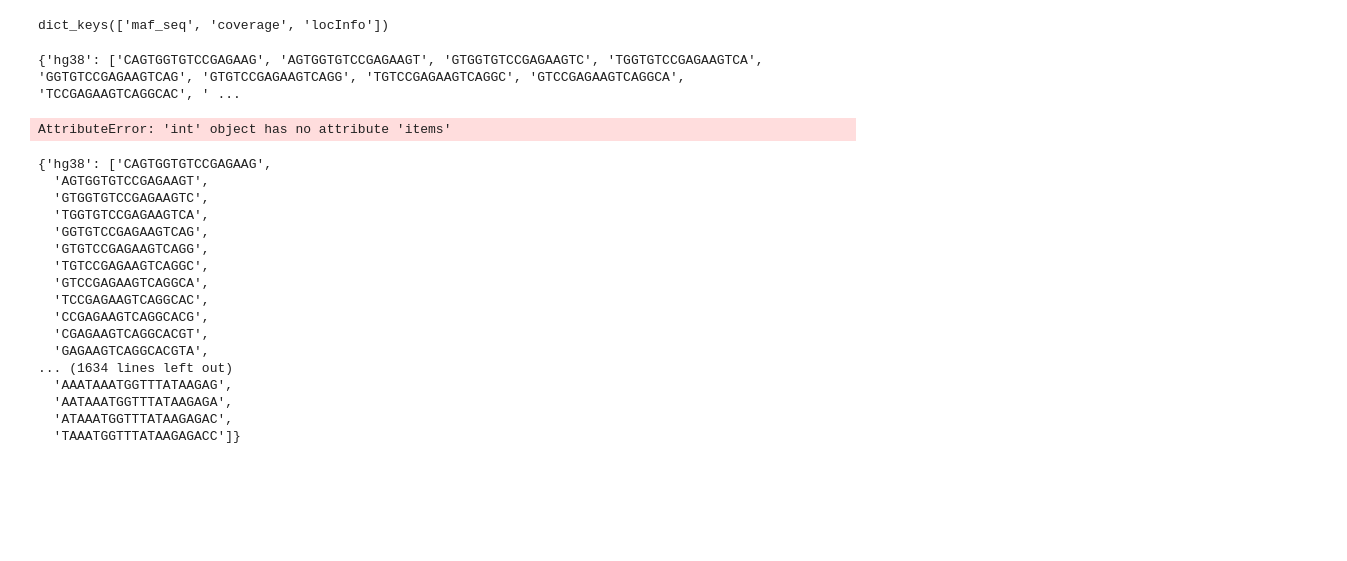
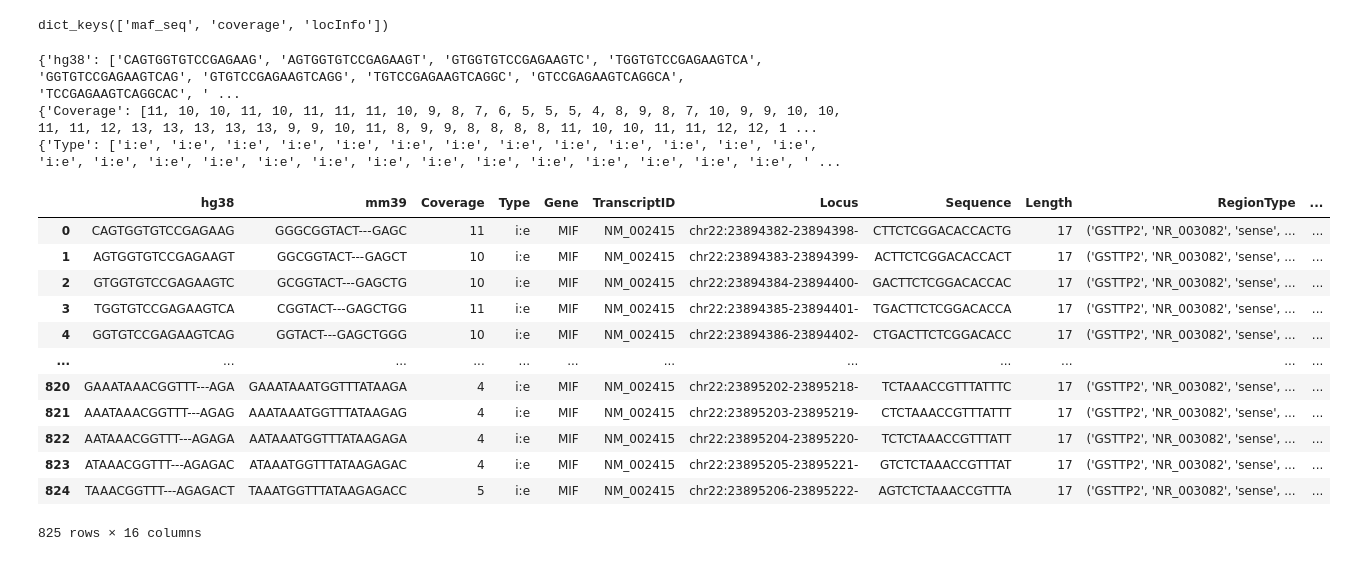
Before and after one commit to Planet-KIM/ASOPIPE, a Jupyter notebook: notebook/test.ipynb, the cells around one changed output. Drawn from its saved outputs; the diff is of its cells as text; code cells hidden in the pictures; blank space fills up the shorter version.

Commit message:
[fix] update flatten_dict function on test.ipynb

```diff
--- a/notebook/test.ipynb
+++ b/notebook/test.ipynb
@@ -43,29 +43,32 @@ def flatten_dict(data):
         result = defaultdict(list); [result[k].append(v) for d in data for k, v in d.items()]
         return dict(result)
     except Exception as e:
+        #print(e.args)
         return data
+remake_output = {}
 for _key in result['mm39'].keys():
     flattened_result = flatten_dict(result['mm39'][_key])
+    if isinstance(flattened_result, list):
+        flattened_result = {"Coverage": flattened_result} # using editdistance
     print(flattened_result)
+    remake_output.update(flattened_result)
 # %% [output]
 {'hg38': ['CAGTGGTGTCCGAGAAG', 'AGTGGTGTCCGAGAAGT', 'GTGGTGTCCGAGAAGTC', 'TGGTGTCCGAGAAGTCA', 'GGTGTCCGAGAAGTCAG', 'GTGTCCGAGAAGTCAGG', 'TGTCCGAGAAGTCAGGC', 'GTCCGAGAAGTCAGGCA', 'TCCGAGAAGTCAGGCAC', ' ...
+{'Coverage': [11, 10, 10, 11, 10, 11, 11, 11, 10, 9, 8, 7, 6, 5, 5, 5, 4, 8, 9, 8, 7, 10, 9, 9, 10, 10, 11, 11, 12, 13, 13, 13, 13, 13, 9, 9, 10, 11, 8, 9, 9, 8, 8, 8, 8, 11, 10, 10, 11, 11, 12, 12, 1 ...
+{'Type': ['i:e', 'i:e', 'i:e', 'i:e', 'i:e', 'i:e', 'i:e', 'i:e', 'i:e', 'i:e', 'i:e', 'i:e', 'i:e', 'i:e', 'i:e', 'i:e', 'i:e', 'i:e', 'i:e', 'i:e', 'i:e', 'i:e', 'i:e', 'i:e', 'i:e', 'i:e', 'i:e', ' ...
-AttributeError: 'int' object has no attribute 'items'
 # %%
+pd.DataFrame(remake_output)
 # %% [output]
+|  | hg38 | mm39 | Coverage | Type | Gene | TranscriptID | Locus | Sequence | Length | RegionType | ... |
+| 0 | CAGTGGTGTCCGAGAAG | GGGCGGTACT---GAGC | 11 | i:e | MIF | NM_002415 | chr22:23894382-23894398- | CTTCTCGGACACCACTG | 17 | ('GSTTP2', 'NR_003082', 'sense', ... | ... |
+| 1 | AGTGGTGTCCGAGAAGT | GGCGGTACT---GAGCT | 10 | i:e | MIF | NM_002415 | chr22:23894383-23894399- | ACTTCTCGGACACCACT | 17 | ('GSTTP2', 'NR_003082', 'sense', ... | ... |
+| 2 | GTGGTGTCCGAGAAGTC | GCGGTACT---GAGCTG | 10 | i:e | MIF | NM_002415 | chr22:23894384-23894400- | GACTTCTCGGACACCAC | 17 | ('GSTTP2', 'NR_003082', 'sense', ... | ... |
+| 3 | TGGTGTCCGAGAAGTCA | CGGTACT---GAGCTGG | 11 | i:e | MIF | NM_002415 | chr22:23894385-23894401- | TGACTTCTCGGACACCA | 17 | ('GSTTP2', 'NR_003082', 'sense', ... | ... |
+| 4 | GGTGTCCGAGAAGTCAG | GGTACT---GAGCTGGG | 10 | i:e | MIF | NM_002415 | chr22:23894386-23894402- | CTGACTTCTCGGACACC | 17 | ('GSTTP2', 'NR_003082', 'sense', ... | ... |
+| ... | ... | ... | ... | ... | ... | ... | ... | ... | ... | ... | ... |
+| 820 | GAAATAAACGGTTT---AGA | GAAATAAATGGTTTATAAGA | 4 | i:e | MIF | NM_002415 | chr22:23895202-23895218- | TCTAAACCGTTTATTTC | 17 | ('GSTTP2', 'NR_003082', 'sense', ... | ... |
+| 821 | AAATAAACGGTTT---AGAG | AAATAAATGGTTTATAAGAG | 4 | i:e | MIF | NM_002415 | chr22:23895203-23895219- | CTCTAAACCGTTTATTT | 17 | ('GSTTP2', 'NR_003082', 'sense', ... | ... |
+| 822 | AATAAACGGTTT---AGAGA | AATAAATGGTTTATAAGAGA | 4 | i:e | MIF | NM_002415 | chr22:23895204-23895220- | TCTCTAAACCGTTTATT | 17 | ('GSTTP2', 'NR_003082', 'sense', ... | ... |
+| 823 | ATAAACGGTTT---AGAGAC | ATAAATGGTTTATAAGAGAC | 4 | i:e | MIF | NM_002415 | chr22:23895205-23895221- | GTCTCTAAACCGTTTAT | 17 | ('GSTTP2', 'NR_003082', 'sense', ... | ... |
+| 824 | TAAACGGTTT---AGAGACT | TAAATGGTTTATAAGAGACC | 5 | i:e | MIF | NM_002415 | chr22:23895206-23895222- | AGTCTCTAAACCGTTTA | 17 | ('GSTTP2', 'NR_003082', 'sense', ... | ... |
-{'hg38': ['CAGTGGTGTCCGAGAAG',
-  'AGTGGTGTCCGAGAAGT',
-  'GTGGTGTCCGAGAAGTC',
-  'TGGTGTCCGAGAAGTCA',
-  'GGTGTCCGAGAAGTCAG',
-  'GTGTCCGAGAAGTCAGG',
-  'TGTCCGAGAAGTCAGGC',
-  'GTCCGAGAAGTCAGGCA',
-  'TCCGAGAAGTCAGGCAC',
-  'CCGAGAAGTCAGGCACG',
-  'CGAGAAGTCAGGCACGT',
-  'GAGAAGTCAGGCACGTA',
-... (1634 lines left out)
-  'AAATAAATGGTTTATAAGAG',
-  'AATAAATGGTTTATAAGAGA',
-  'ATAAATGGTTTATAAGAGAC',
-  'TAAATGGTTTATAAGAGACC']}
+825 rows × 16 columns
```
Also changed, not shown: parts of 1 cell of this notebook.
